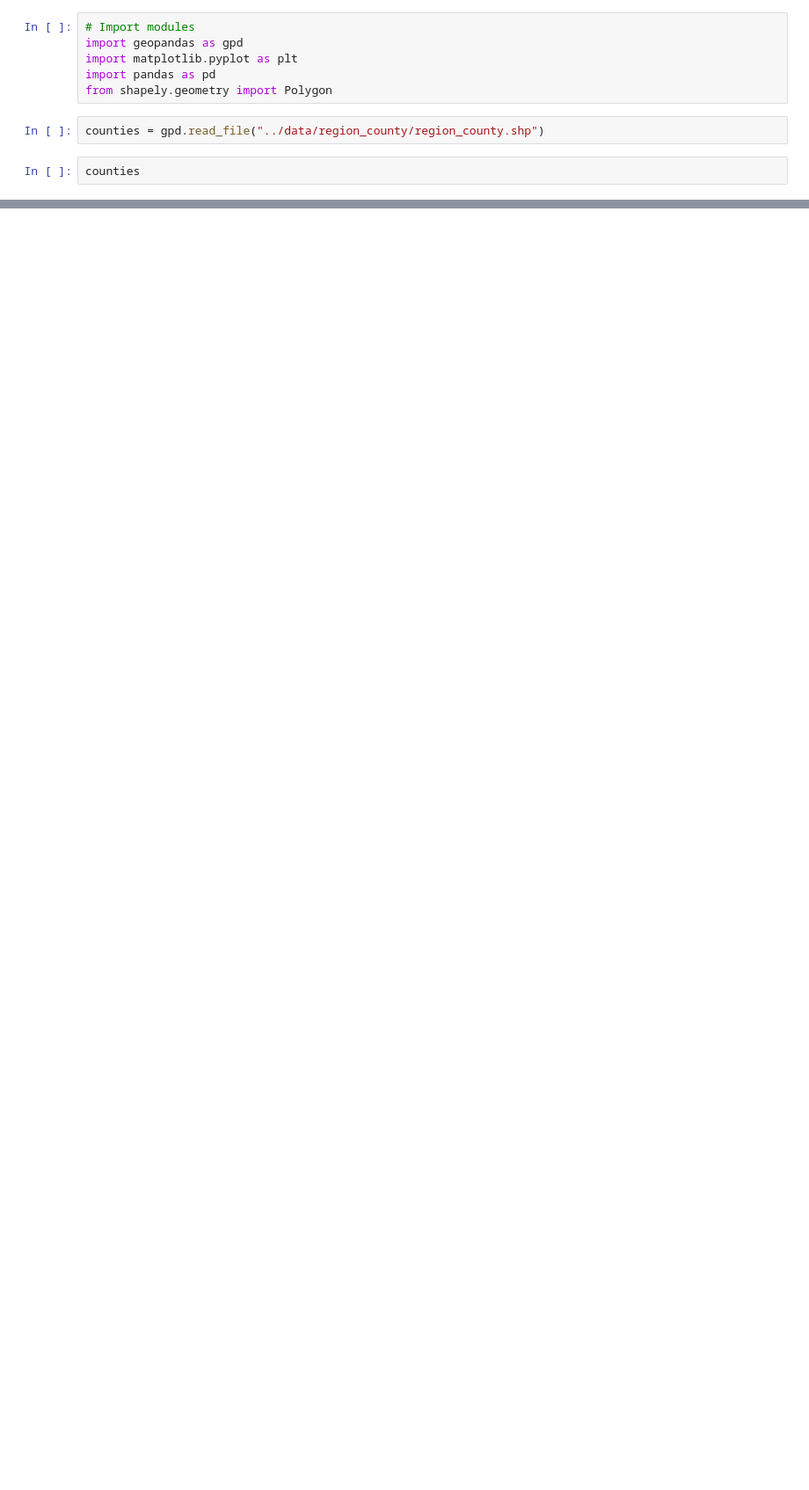
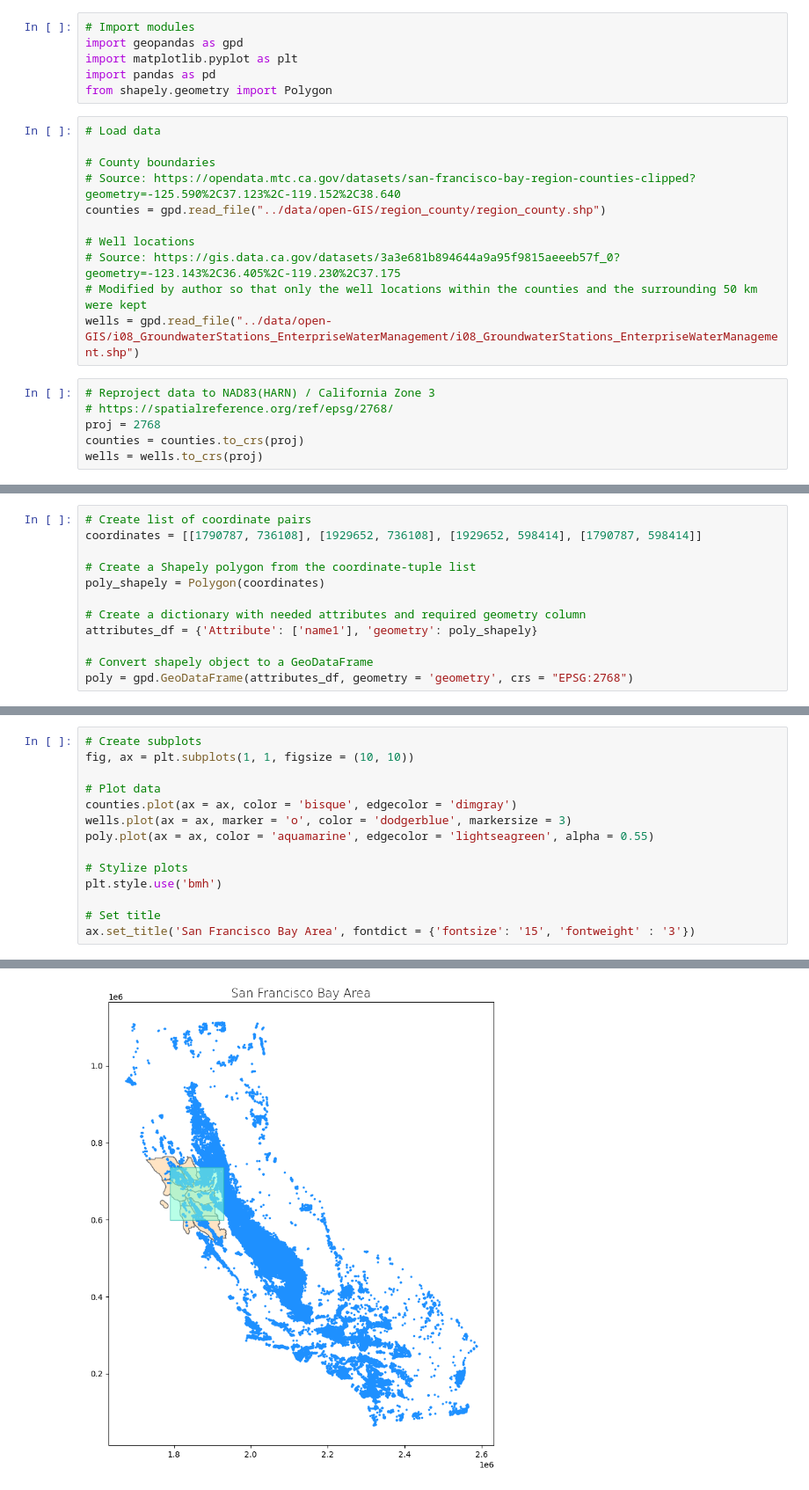
Before and after one commit to Bestine/DSAI-course, a Jupyter notebook: module-2/01-Geospatial_Feature_Extraction.ipynb, the cells around one changed output, grey strips where cells are left out. Shown: that part at 88% size. Drawn from its saved outputs; the diff is of its cells as text; blank space fills up the shorter version.

```diff
--- a/module-2/01-Geospatial_Feature_Extraction.ipynb
+++ b/module-2/01-Geospatial_Feature_Extraction.ipynb
@@ -5,6 +5,19 @@ import matplotlib.pyplot as plt
 import pandas as pd
 from shapely.geometry import Polygon
 # %%
-counties = gpd.read_file("../data/region_county/region_county.shp")
+# Load data
+
+# County boundaries
+# Source: https://opendata.mtc.ca.gov/datasets/san-francisco-bay-region-counties-clipped?geometry=-125.590%2C37.123%2C-119.152%2C38.640
+counties = gpd.read_file("../data/open-GIS/region_county/region_county.shp")
+
+# Well locations
+# Source: https://gis.data.ca.gov/datasets/3a3e681b894644a9a95f9815aeeeb57f_0?geometry=-123.143%2C36.405%2C-119.230%2C37.175
+# Modified by author so that only the well locations within the counties and the surrounding 50 km were kept
+wells = gpd.read_file("../data/open-GIS/i08_GroundwaterStations_EnterpriseWaterManagement/i08_GroundwaterStations_EnterpriseWaterManagement.shp")
 # %%
-counties
+# Reproject data to NAD83(HARN) / California Zone 3
+# https://spatialreference.org/ref/epsg/2768/
+proj = 2768
+counties = counties.to_crs(proj)
+wells = wells.to_crs(proj)
@@ -21,0 +43,12 @@ counties
+# %%
+# Create list of coordinate pairs
+coordinates = [[1790787, 736108], [1929652, 736108], [1929652, 598414], [1790787, 598414]]
+
+# Create a Shapely polygon from the coordinate-tuple list
+poly_shapely = Polygon(coordinates)
+
+# Create a dictionary with needed attributes and required geometry column
+attributes_df = {'Attribute': ['name1'], 'geometry': poly_shapely}
+
+# Convert shapely object to a GeoDataFrame
+poly = gpd.GeoDataFrame(attributes_df, geometry = 'geometry', crs = "EPSG:2768")
@@ -21,0 +113,15 @@ counties
+# %%
+# Create subplots
+fig, ax = plt.subplots(1, 1, figsize = (10, 10))
+
+# Plot data
+counties.plot(ax = ax, color = 'bisque', edgecolor = 'dimgray')
+wells.plot(ax = ax, marker = 'o', color = 'dodgerblue', markersize = 3)
+poly.plot(ax = ax, color = 'aquamarine', edgecolor = 'lightseagreen', alpha = 0.55)
+
+# Stylize plots
+plt.style.use('bmh')
+
+# Set title
+ax.set_title('San Francisco Bay Area', fontdict = {'fontsize': '15', 'fontweight' : '3'})
+# %% [output]
@@ -21,0 +129 @@ counties
+[figure, added]
```
Also changed, not shown: parts of 14 cells of this notebook, 22 other files.
